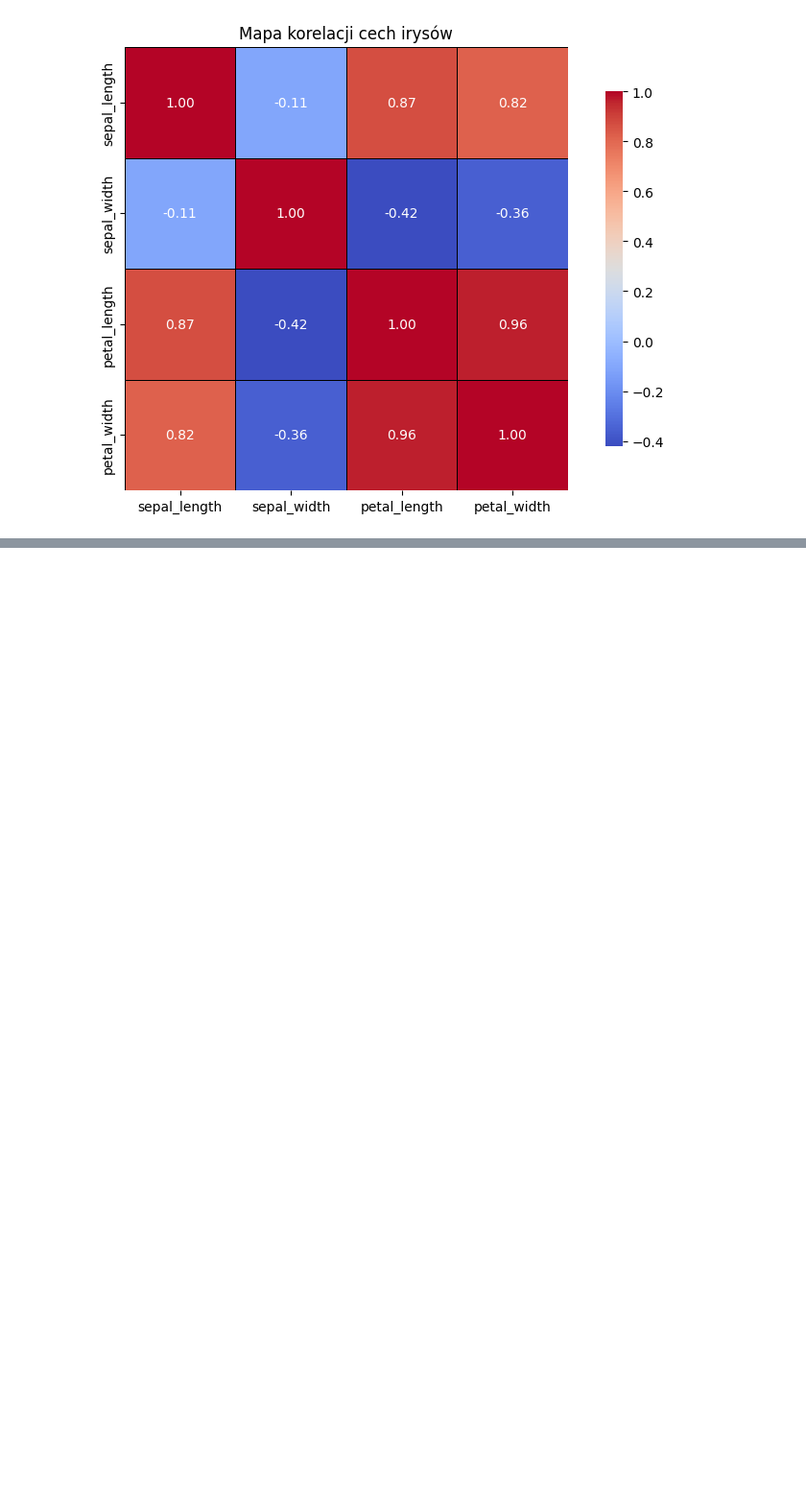
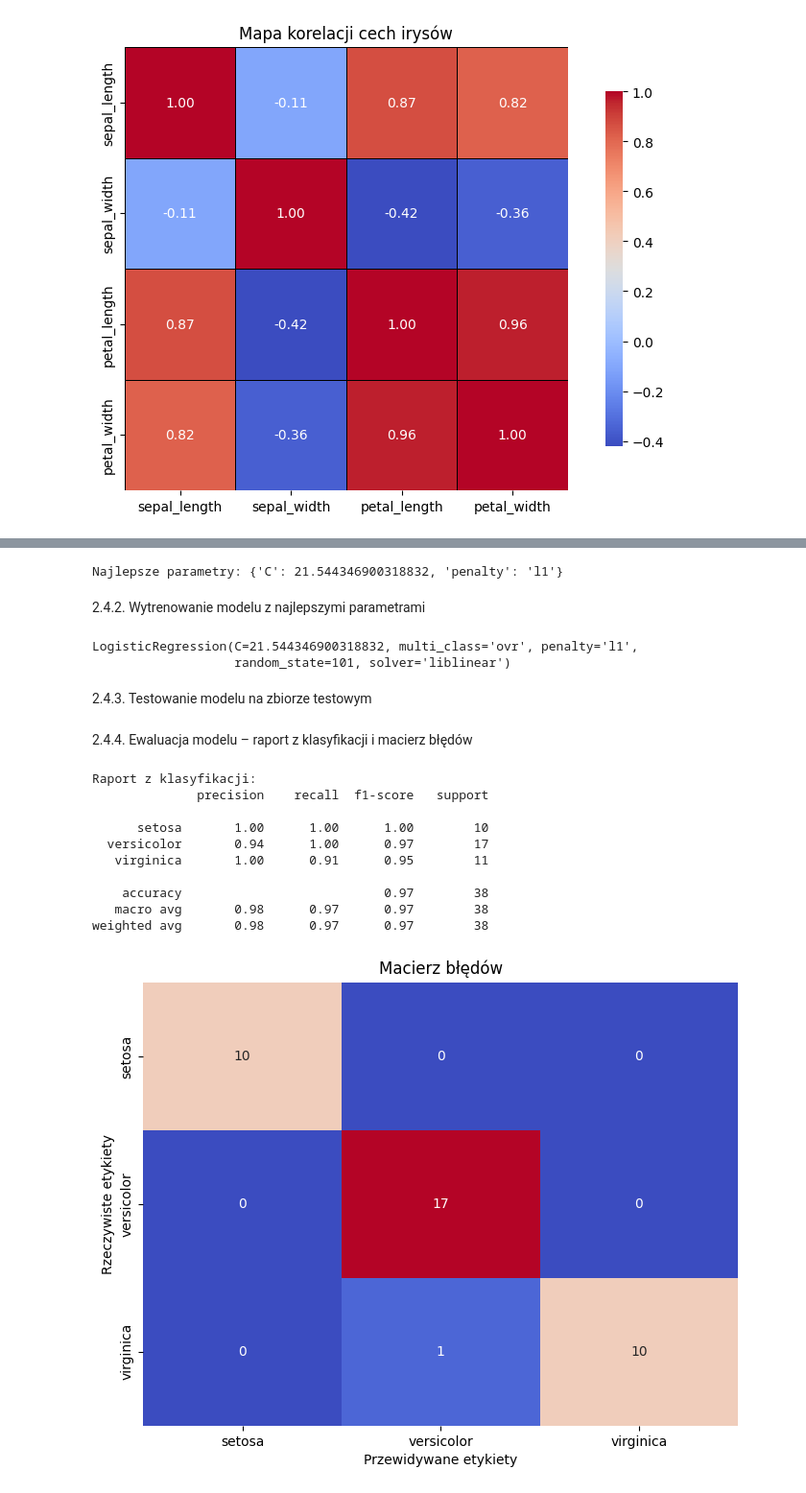
Before and after one commit to maddie84/Lab_Maszynowej_Analizy_Danych, a Jupyter notebook: Lab3/Jazwinska_Magda_LMAD_PSI_L3.ipynb, the cells around one changed output, grey strips where cells are left out. Shown at 96% size. Saved outputs shown, nothing was run; the diff lists cells and outputs as text; code cells hidden in the pictures; blank space fills up the shorter version.

```diff
--- a/Lab3/Jazwinska_Magda_LMAD_PSI_L3.ipynb
+++ b/Lab3/Jazwinska_Magda_LMAD_PSI_L3.ipynb
@@ -435,0 +492,6 @@ plt.show()
+# %%
+scaler = StandardScaler()
+
+X_train = scaler.fit_transform(X_train)
+
+X_test = scaler.transform(X_test)
@@ -435,0 +503,51 @@ plt.show()
+# %%
+param_grid = {
+    'C': np.logspace(0, 4, 10),
+    'penalty': ['l1', 'l2']
+}
+
+logr = LogisticRegression(solver='liblinear', multi_class='ovr', random_state=101)
+
+grid_search = GridSearchCV(logr, param_grid, cv=5, scoring='accuracy')
+grid_search.fit(X_train, y_train)
+
+print("Najlepsze parametry:", grid_search.best_params_)
+# %% [output]
+Najlepsze parametry: {'C': 21.544346900318832, 'penalty': 'l1'}
+# %% [markdown]
+2.4.2. Wytrenowanie modelu z najlepszymi parametrami
+# %%
+best_model = grid_search.best_estimator_
+best_model.fit(X_train, y_train)
+# %% [output]
+LogisticRegression(C=21.544346900318832, multi_class='ovr', penalty='l1',
+                   random_state=101, solver='liblinear')
+# %% [markdown]
+2.4.3. Testowanie modelu na zbiorze testowym
+# %%
+y_pred = best_model.predict(X_test)
+# %% [markdown]
+2.4.4. Ewaluacja modelu – raport z klasyfikacji i macierz błędów
+# %%
+print("Raport z klasyfikacji:")
+print(classification_report(y_test, y_pred))
+
+plt.figure(figsize=(8, 6))
+sns.heatmap(confusion_matrix(y_test, y_pred), annot=True, fmt="d", cmap="coolwarm", cbar=False,
+            xticklabels=best_model.classes_, yticklabels=best_model.classes_)
+plt.xlabel('Przewidywane etykiety')
+plt.ylabel('Rzeczywiste etykiety')
+plt.title('Macierz błędów')
+plt.show()
+# %% [output]
+Raport z klasyfikacji:
+              precision    recall  f1-score   support
+
+      setosa       1.00      1.00      1.00        10
+  versicolor       0.94      1.00      0.97        17
+   virginica       1.00      0.91      0.95        11
+
+    accuracy                           0.97        38
+   macro avg       0.98      0.97      0.97        38
+weighted avg       0.98      0.97      0.97        38
+[figure, added]
```
Also changed, not shown: parts of 15 cells of this notebook, 4 other files.
